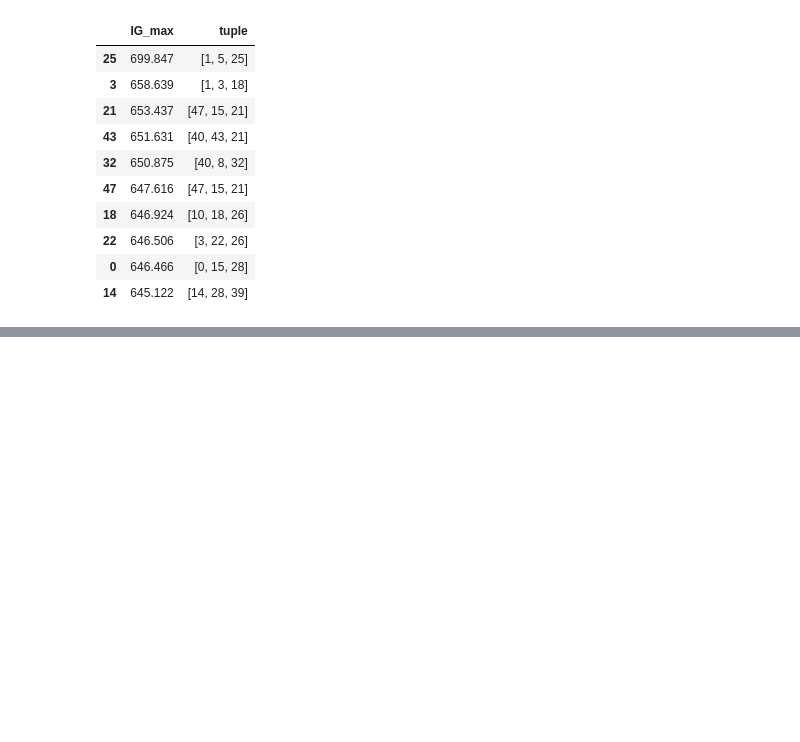
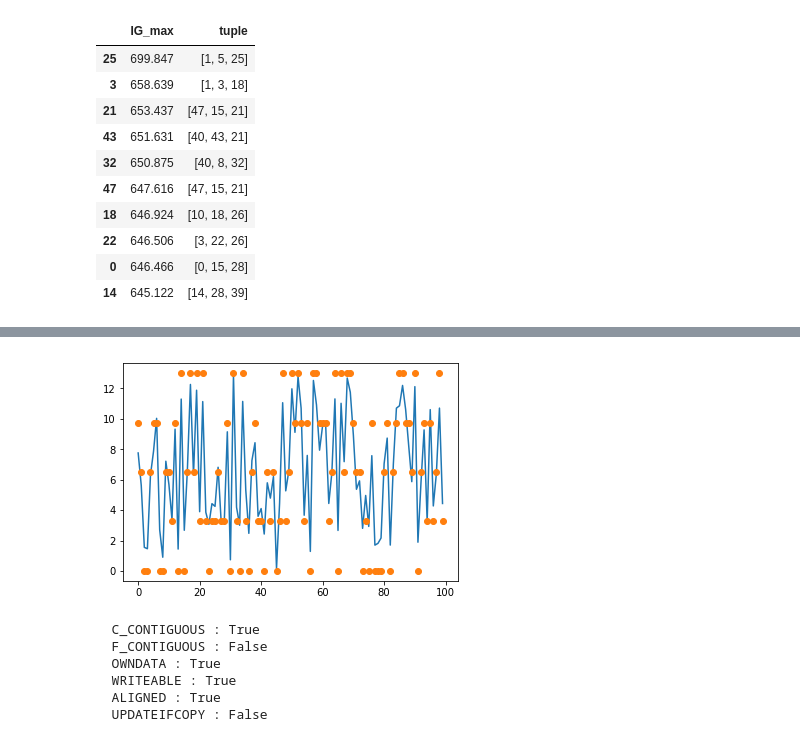
Before and after one commit to olszewskip/MDFS_playground, a Jupyter notebook: python/scheduler/pybind11_playground/pybind_cppimport_examples.ipynb, the cells around one changed output, grey strips where cells are left out. Drawn from its saved outputs; the diff is of its cells as text; code cells hidden in the pictures; blank space fills up the shorter version.

```diff
--- a/python/scheduler/pybind11_playground/pybind_cppimport_examples.ipynb
+++ b/python/scheduler/pybind11_playground/pybind_cppimport_examples.ipynb
@@ -1582,0 +1817,18 @@ final_results_df.sort_values('IG_max', ascending=False)[:10]
+# %%
+input_ = 13 * np.random.rand(10, 100)
+
+output = np.empty_like(input_, dtype='uint8')
+divisions = 4
+
+for col_idx in range(input_.shape[0]):
+    wrap_discretize.discretize(
+        seed = 123,
+        discretization_index = 4,
+        feature_id = col_idx,  # ?
+        divisions = divisions,
+        object_count = input_.shape[1],
+        py_in_data = input_[col_idx],
+        py_sorted_in_data = np.sort(input_[col_idx]),
+        py_out_data = output[col_idx],
+        range_ = 0.01
+    )
@@ -1582,0 +1844,30 @@ final_results_df.sort_values('IG_max', ascending=False)[:10]
+# %%
+plt.plot(input_[0])
+plt.plot(13 * output[0] / divisions, "o")
+plt.show()
+# %% [output]
+[figure, added]
+# %%
+divisions = 1
+range_ = 0.00
+seed = 123
+
+file = "madelon_tiny.csv"
+input_ = []
+with open(file) as csvfile:
+    reader = csv.reader(csvfile, delimiter=',',
+                        quoting=csv.QUOTE_NONNUMERIC)
+    for row in reader:
+        input_.append(row)
+
+input_ = np.ascontiguousarray(np.array(input_, dtype='float64').T[:-1])
+data = np.empty_like(input_, dtype='uint8')
+
+input_.flags
+# %% [output]
+  C_CONTIGUOUS : True
+  F_CONTIGUOUS : False
+  OWNDATA : True
+  WRITEABLE : True
+  ALIGNED : True
+  UPDATEIFCOPY : False
```
Also changed, not shown: parts of 20 cells of this notebook, 41 other files.
